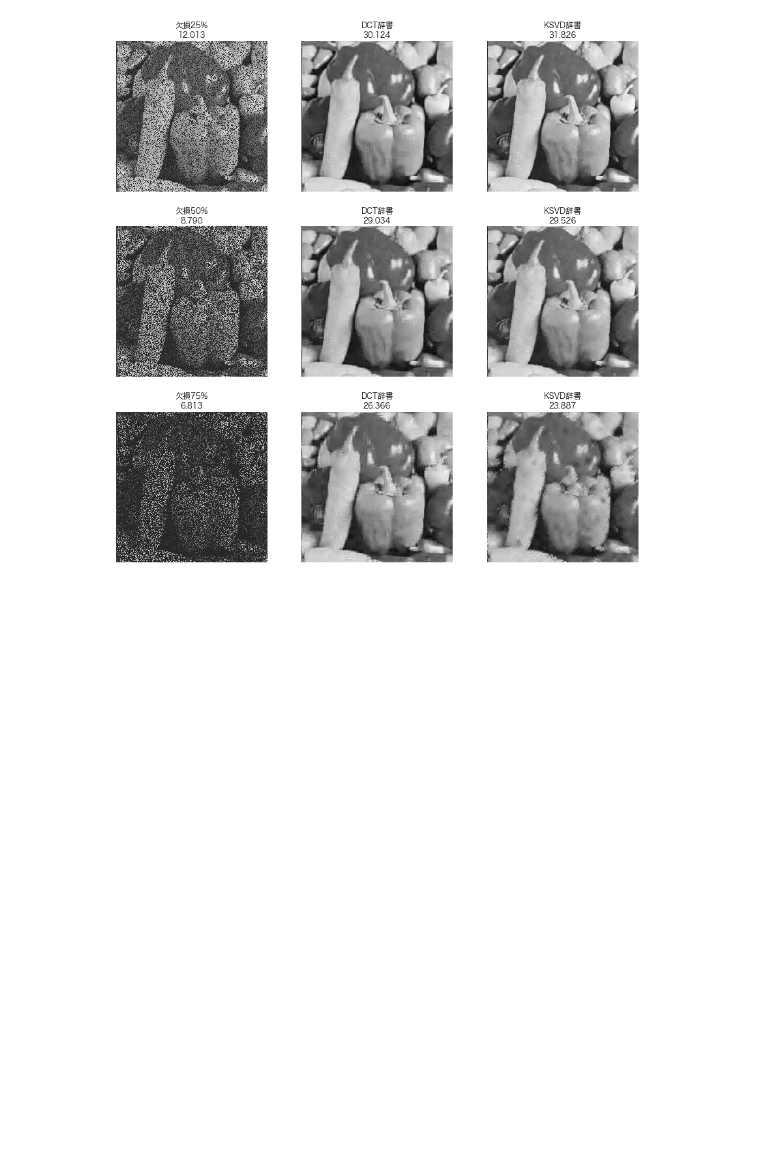
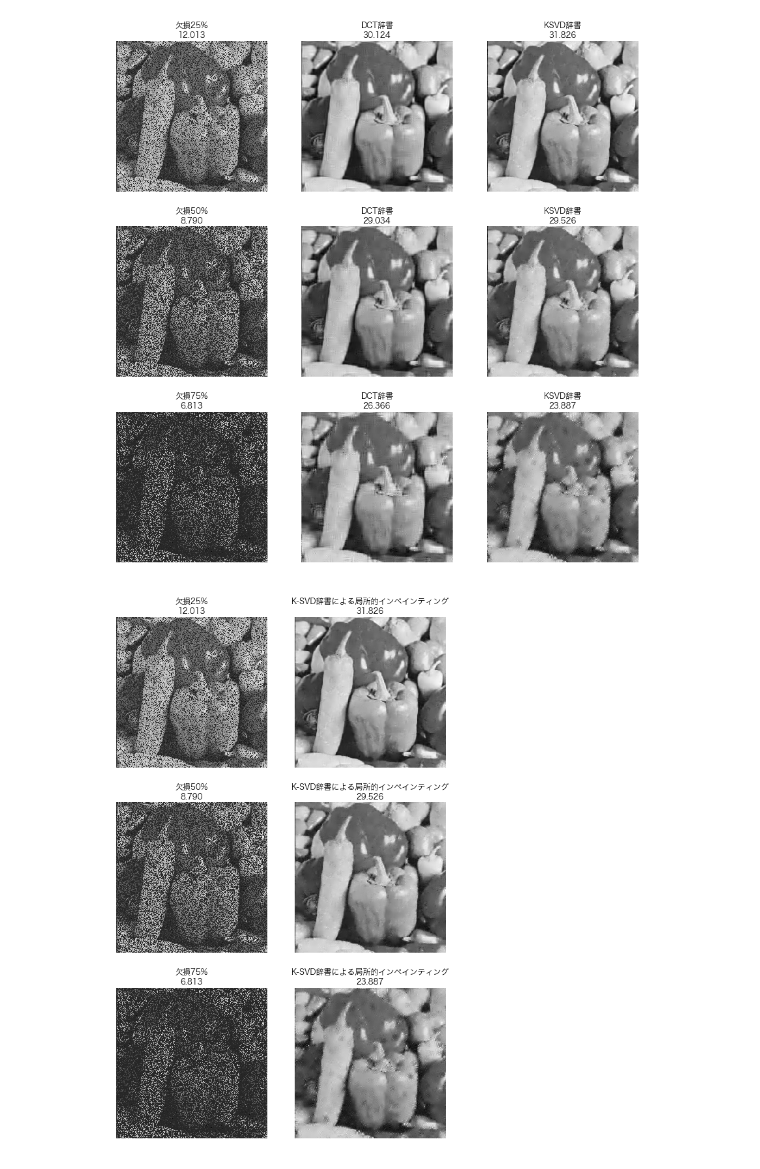
Before and after one commit to kibo35/sparse-modeling, a Jupyter notebook: ch15-04.ipynb, the cells around one changed output. Cells and saved outputs as stored; diff of their text form; code cells hidden in the pictures; blank space fills up the shorter version.

```diff
--- a/ch15-04.ipynb
+++ b/ch15-04.ipynb
@@ -439,3 +422,36 @@ plt.tight_layout()
 plt.savefig('Peppers_recon_DCT_KSVD.png', dpi=220)
 # %% [output]
 [figure]
+# %%
+im = imread('peppers.png', as_grey=True)[::2, ::2] * 255
+Y_25 = np.fromfile('Peppers_Y_sig20_25').reshape(im.shape)
+Y_50 = np.fromfile('Peppers_Y_sig20_50').reshape(im.shape)
+Y_75 = np.fromfile('Peppers_Y_sig20_75').reshape(im.shape)
+Y_25_recon_KSVD = np.fromfile('Peppers_recon_Y_sig20_25_KSVD').reshape(im.shape)
+Y_50_recon_KSVD = np.fromfile('Peppers_recon_Y_sig20_50_KSVD').reshape(im.shape)
+Y_75_recon_KSVD = np.fromfile('Peppers_recon_Y_sig20_75_KSVD').reshape(im.shape)
+
+fig, ax = plt.subplots(3, 2, figsize=(8, 12))
+ax = ax.flatten()
+ax[0].imshow(Y_25, cmap='gray', interpolation='Nearest')
+ax[1].imshow(Y_25_recon_KSVD, cmap='gray', interpolation='Nearest')
+ax[2].imshow(Y_50, cmap='gray', interpolation='Nearest')
+ax[3].imshow(Y_50_recon_KSVD, cmap='gray', interpolation='Nearest')
+ax[4].imshow(Y_75, cmap='gray', interpolation='Nearest')
+ax[5].imshow(Y_75_recon_KSVD, cmap='gray', interpolation='Nearest')
+ax[0].axis('off')
+ax[1].axis('off')
+ax[2].axis('off')
+ax[3].axis('off')
+ax[4].axis('off')
+ax[5].axis('off')
+ax[0].set_title('欠損25%\n{:.3f}'.format(get_psnr(im, Y_25)))
+ax[1].set_title('K-SVD辞書による局所的インペインティング\n{:.3f}'.format(get_psnr(im, Y_25_recon_KSVD)))
+ax[2].set_title('欠損50%\n{:.3f}'.format(get_psnr(im, Y_50)))
+ax[3].set_title('K-SVD辞書による局所的インペインティング\n{:.3f}'.format(get_psnr(im, Y_50_recon_KSVD)))
+ax[4].set_title('欠損75%\n{:.3f}'.format(get_psnr(im, Y_75)))
+ax[5].set_title('K-SVD辞書による局所的インペインティング\n{:.3f}'.format(get_psnr(im, Y_75_recon_KSVD)))
+plt.tight_layout()
+plt.savefig('Peppers_recon_KSVD.png', dpi=220)
+# %% [output]
+[figure, added]
```
Also changed, not shown: parts of 4 cells of this notebook, 11 other files.
